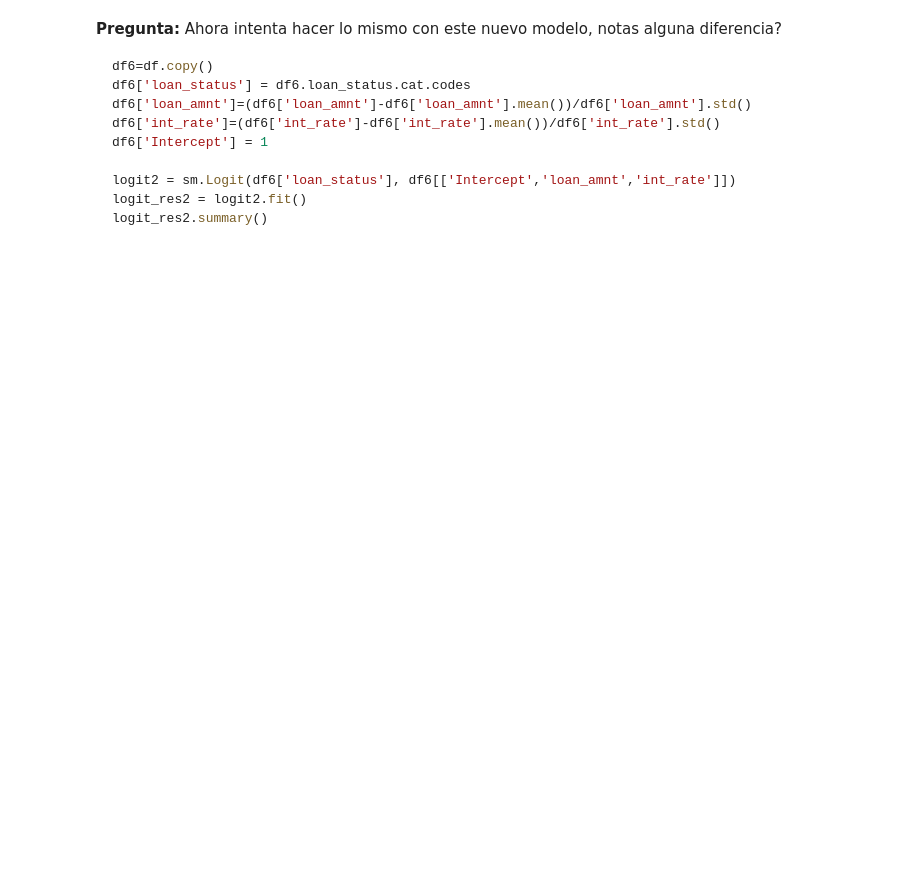
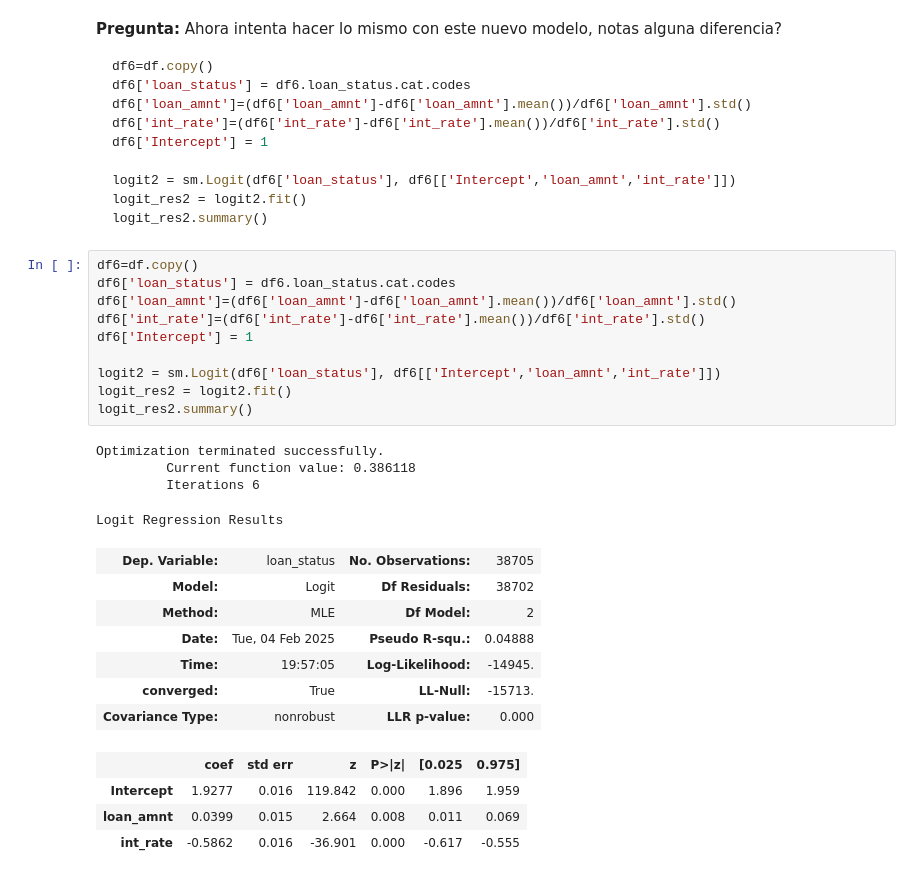
Before and after one commit to dfbustosus/Bootcamp-DS-2024-I, a Jupyter notebook: Clase 19/Ejemplo aplicado.ipynb, the cells around one changed output. Cells and saved outputs as stored; diff of their text form; blank space fills up the shorter version.

````diff
--- a/Clase 19/Ejemplo aplicado.ipynb
+++ b/Clase 19/Ejemplo aplicado.ipynb
@@ -155,3 +237,29 @@ logit2 = sm.Logit(df6['loan_status'], df6[['Intercept','loan_amnt','int_rate']])
 logit_res2 = logit2.fit()
 logit_res2.summary()
 ```
+# %%
+df6=df.copy()
+df6['loan_status'] = df6.loan_status.cat.codes
+df6['loan_amnt']=(df6['loan_amnt']-df6['loan_amnt'].mean())/df6['loan_amnt'].std()
+df6['int_rate']=(df6['int_rate']-df6['int_rate'].mean())/df6['int_rate'].std()
+df6['Intercept'] = 1
+
+logit2 = sm.Logit(df6['loan_status'], df6[['Intercept','loan_amnt','int_rate']])
+logit_res2 = logit2.fit()
+logit_res2.summary()
+# %% [output]
+Optimization terminated successfully.
+         Current function value: 0.386118
+         Iterations 6
+Logit Regression Results
+| Dep. Variable: | loan_status | No. Observations: | 38705 |
+| Model: | Logit | Df Residuals: | 38702 |
+| Method: | MLE | Df Model: | 2 |
+| Date: | Tue, 04 Feb 2025 | Pseudo R-squ.: | 0.04888 |
+| Time: | 19:57:05 | Log-Likelihood: | -14945. |
+| converged: | True | LL-Null: | -15713. |
+| Covariance Type: | nonrobust | LLR p-value: | 0.000 |
+|  | coef | std err | z | P>|z| | [0.025 | 0.975] |
+| Intercept | 1.9277 | 0.016 | 119.842 | 0.000 | 1.896 | 1.959 |
+| loan_amnt | 0.0399 | 0.015 | 2.664 | 0.008 | 0.011 | 0.069 |
+| int_rate | -0.5862 | 0.016 | -36.901 | 0.000 | -0.617 | -0.555 |
````
Also changed, not shown: parts of 18 cells of this notebook.
